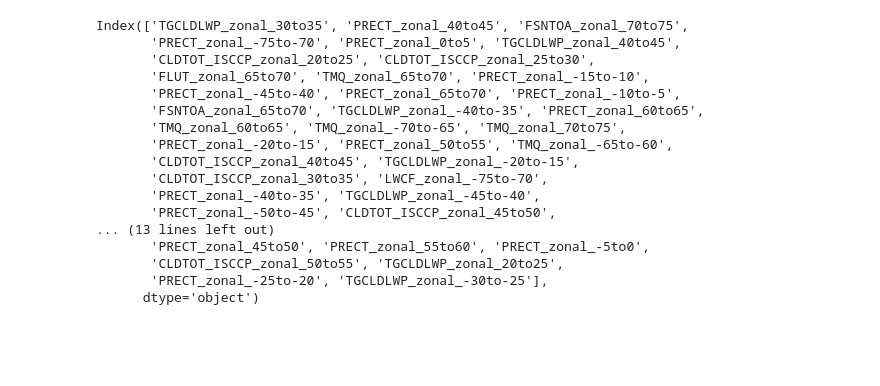
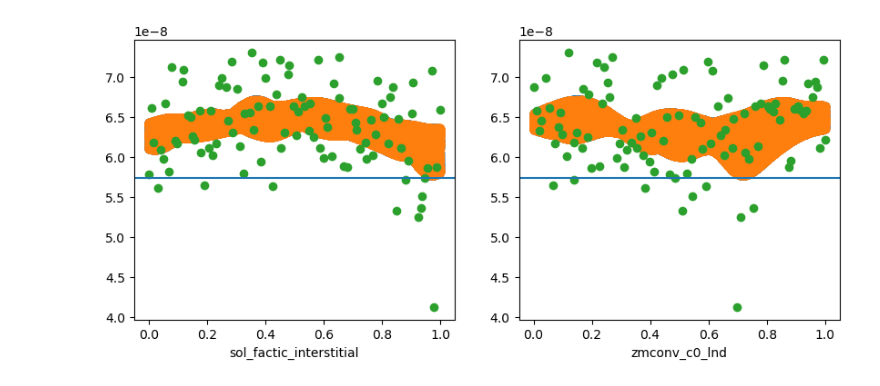
Before and after one commit to yiqioyang/proj2dhullsampler, a Jupyter notebook: prepare.ipynb, the cells around one changed output. Cells and saved outputs as stored; diff of their text form; code cells hidden in the pictures; blank space fills up the shorter version.

```diff
--- a/prepare.ipynb
+++ b/prepare.ipynb
@@ -104,23 +140,4 @@ Index(['TGCLDLWP_zonal_30to35', 'PRECT_zonal_40to45', 'FSNTOA_zonal_70to75',
-# %%
-tf_masks_summary = test_case.data_emu.tf_masks.sum(axis = 0)
-
-
-tf_masks_summary[tf_masks_summary < 100].index
-# %% [output]
-Index(['TGCLDLWP_zonal_30to35', 'PRECT_zonal_40to45', 'FSNTOA_zonal_70to75',
-       'PRECT_zonal_-75to-70', 'PRECT_zonal_0to5', 'TGCLDLWP_zonal_40to45',
-       'CLDTOT_ISCCP_zonal_20to25', 'CLDTOT_ISCCP_zonal_25to30',
-       'FLUT_zonal_65to70', 'TMQ_zonal_65to70', 'PRECT_zonal_-15to-10',
-       'PRECT_zonal_-45to-40', 'PRECT_zonal_65to70', 'PRECT_zonal_-10to-5',
-       'FSNTOA_zonal_65to70', 'TGCLDLWP_zonal_-40to-35', 'PRECT_zonal_60to65',
-       'TMQ_zonal_60to65', 'TMQ_zonal_-70to-65', 'TMQ_zonal_70to75',
-       'PRECT_zonal_-20to-15', 'PRECT_zonal_50to55', 'TMQ_zonal_-65to-60',
-       'CLDTOT_ISCCP_zonal_40to45', 'TGCLDLWP_zonal_-20to-15',
-       'CLDTOT_ISCCP_zonal_30to35', 'LWCF_zonal_-75to-70',
-       'PRECT_zonal_-40to-35', 'TGCLDLWP_zonal_-45to-40',
-       'PRECT_zonal_-50to-45', 'CLDTOT_ISCCP_zonal_45to50',
-... (13 lines left out)
-       'PRECT_zonal_45to50', 'PRECT_zonal_55to60', 'PRECT_zonal_-5to0',
-       'CLDTOT_ISCCP_zonal_50to55', 'TGCLDLWP_zonal_20to25',
-       'PRECT_zonal_-25to-20', 'TGCLDLWP_zonal_-30to-25'],
-      dtype='object')
+# %%
+test_case.visualize_check('PRECT_zonal_-5to5')
+# %% [output]
+[figure, added]
```
Also changed, not shown: parts of 34 cells of this notebook, 1 other file.
